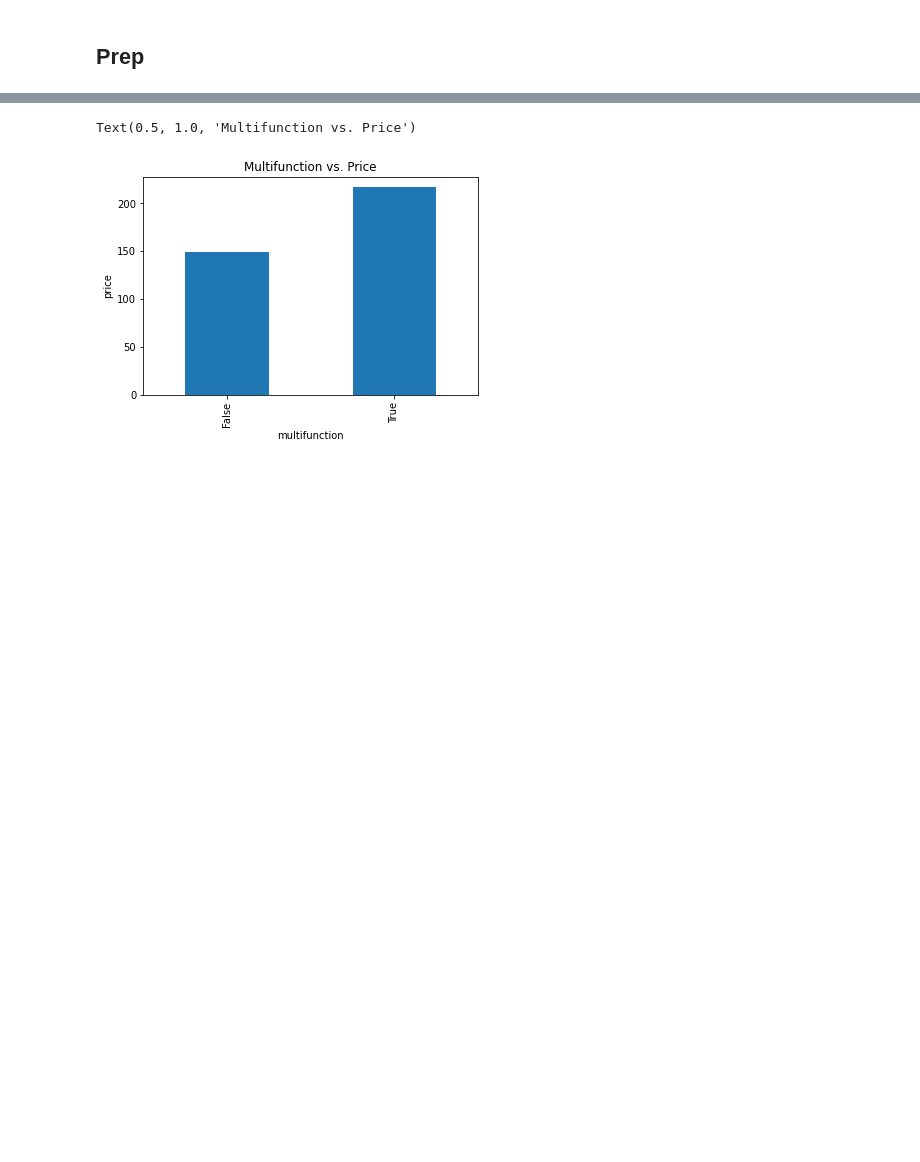
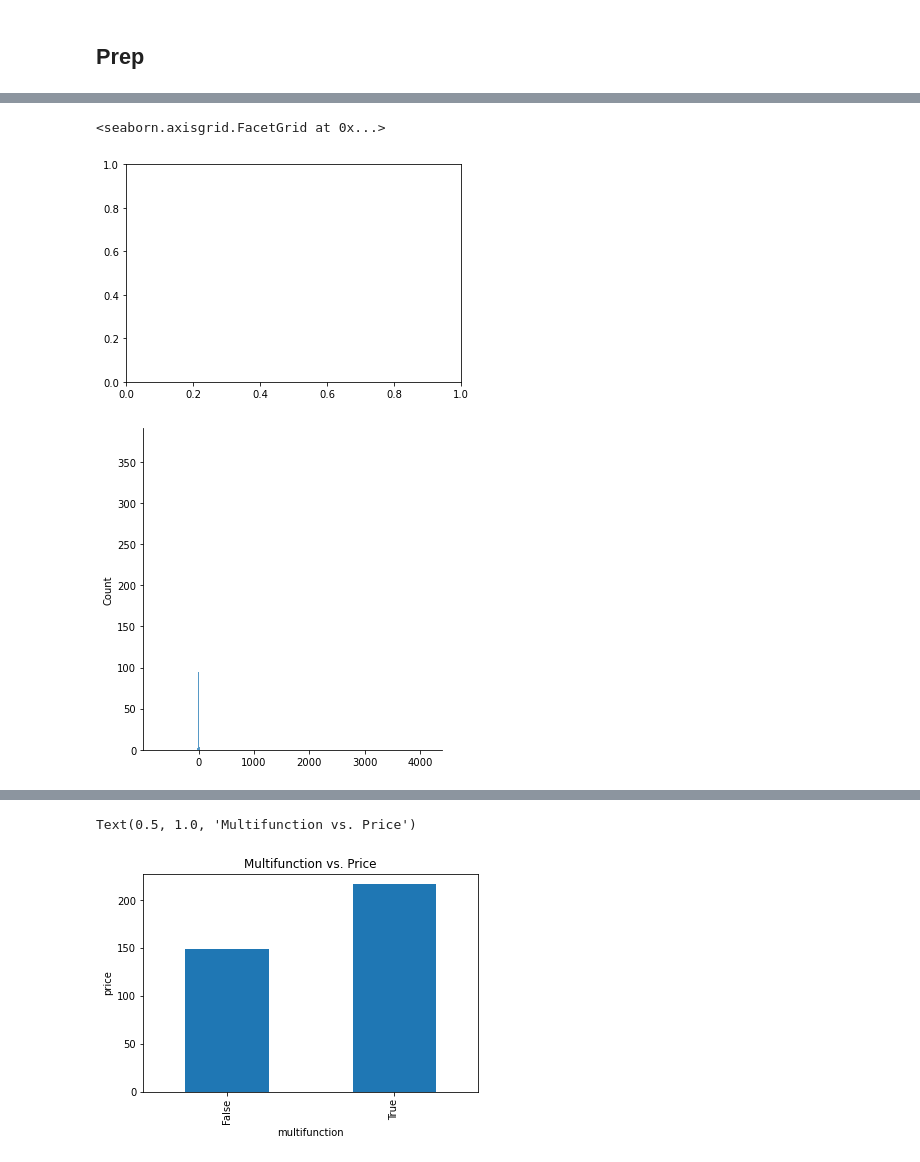
Before and after one commit to zstone00000/nycdsa_python_project, a Jupyter notebook: Eurorack_EDA.ipynb, the cells around one changed output, grey strips where cells are left out. Drawn from its saved outputs; the diff is of its cells as text; code cells hidden in the pictures; blank space fills up the shorter version.

```diff
--- a/Eurorack_EDA.ipynb
+++ b/Eurorack_EDA.ipynb
@@ -92,0 +164,9 @@ See the caveats in the documentation: https://pandas.pydata.org/pandas-docs/stab
+# %%
+fig, ax = plt.subplots()
+
+# sns.ecdfplot(x='log_racks',data = df_brands, ax =ax);
+sns.displot(np.random.standard_t(1, size=5000), ax=ax)
+# %% [output]
+<seaborn.axisgrid.FacetGrid at 0x...>
+[figure, added]
+[figure, added]
```
Also changed, not shown: parts of 71 cells of this notebook.
